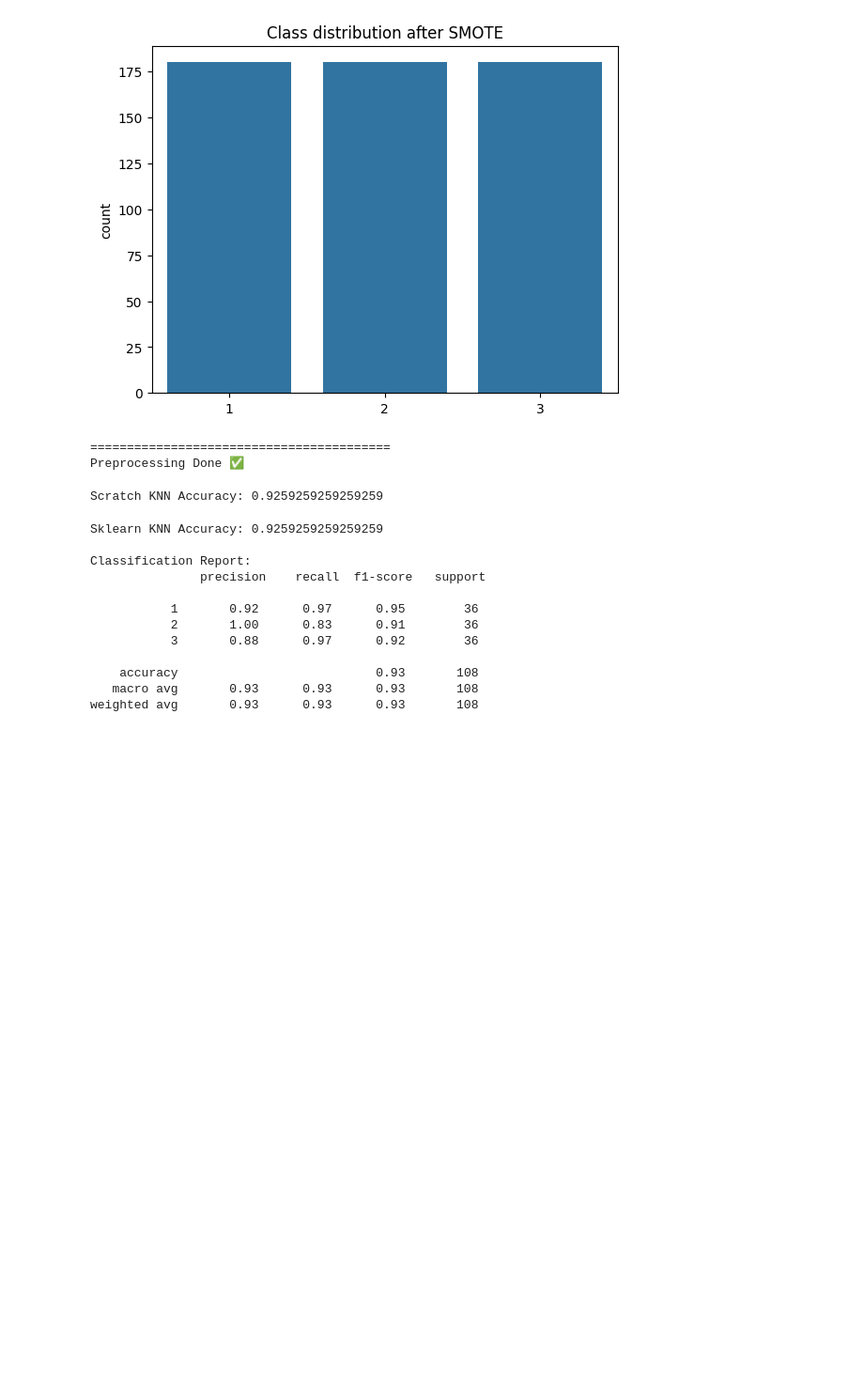
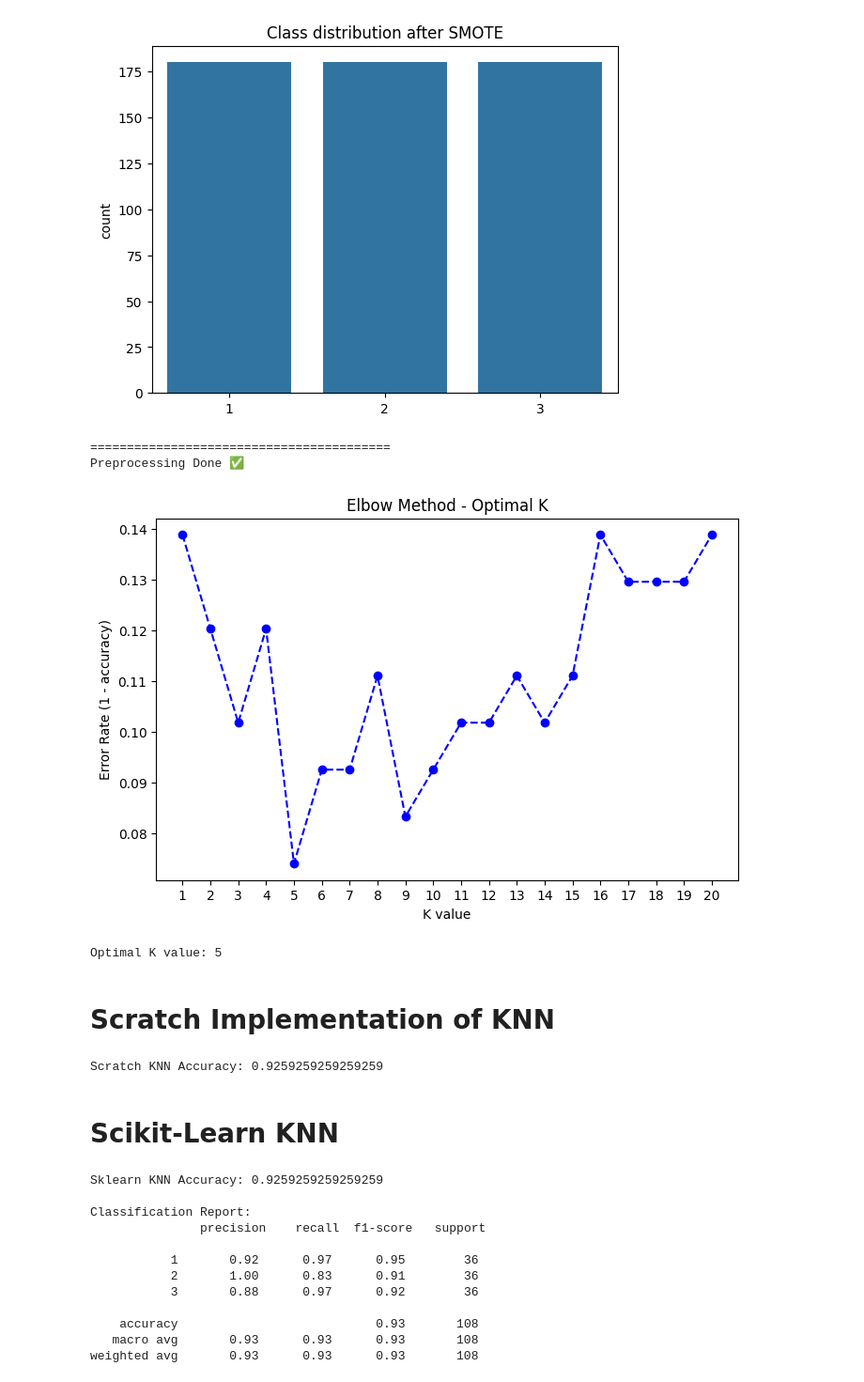
Before and after one commit to Vineelag2122/Machine-Learning, a Jupyter notebook: Lab7_KNN_AP23110011644.ipynb, the cells around one changed output. Shown: that part at 94% size. Saved outputs shown, nothing was run; the diff lists cells and outputs as text; code cells hidden in the pictures; blank space fills up the shorter version.

```diff
--- a/Lab7_KNN_AP23110011644.ipynb
+++ b/Lab7_KNN_AP23110011644.ipynb
@@ -142,6 +146,38 @@ Name: count, dtype: int64
 [figure]
 =========================================
 Preprocessing Done ✅
+# %%
+from sklearn.neighbors import KNeighborsClassifier
+from sklearn.metrics import accuracy_score
+
+# Find optimal k using Elbow method
+error_rates = []
+k_range = range(1, 21)  # test k values from 1 to 20
+
+for k in k_range:
+    knn = KNeighborsClassifier(n_neighbors=k)
+    knn.fit(X_train, y_train)
+    y_pred = knn.predict(X_test)
+    error = 1 - accuracy_score(y_test, y_pred)
+    error_rates.append(error)
+
+# Plot error rate vs k
+plt.figure(figsize=(8,5))
+plt.plot(k_range, error_rates, marker='o', linestyle='--', color='b')
+plt.title("Elbow Method - Optimal K")
+plt.xlabel("K value")
+plt.ylabel("Error Rate (1 - accuracy)")
+plt.xticks(k_range)
+plt.show()
+
+# Print best K
+best_k = k_range[error_rates.index(min(error_rates))]
+print("Optimal K value:", best_k)
+# %% [output]
+[figure, added]
+Optimal K value: 5
+# %% [markdown]
+# Scratch Implementation of KNN
 # %%
 # Euclidean Distance Function
 def euclidean_distance(x1, x2):
@@ -180,6 +216,8 @@ accuracy_scratch = np.mean(y_pred_scratch == y_test)
 print("Scratch KNN Accuracy:", accuracy_scratch)
 # %% [output]
 Scratch KNN Accuracy: 0.9259259259259259
+# %% [markdown]
+# Scikit-Learn KNN
 # %%
 from sklearn.neighbors import KNeighborsClassifier
 from sklearn.metrics import accuracy_score, classification_report, confusion_matrix
```
Also changed, not shown: parts of 2 cells of this notebook.
